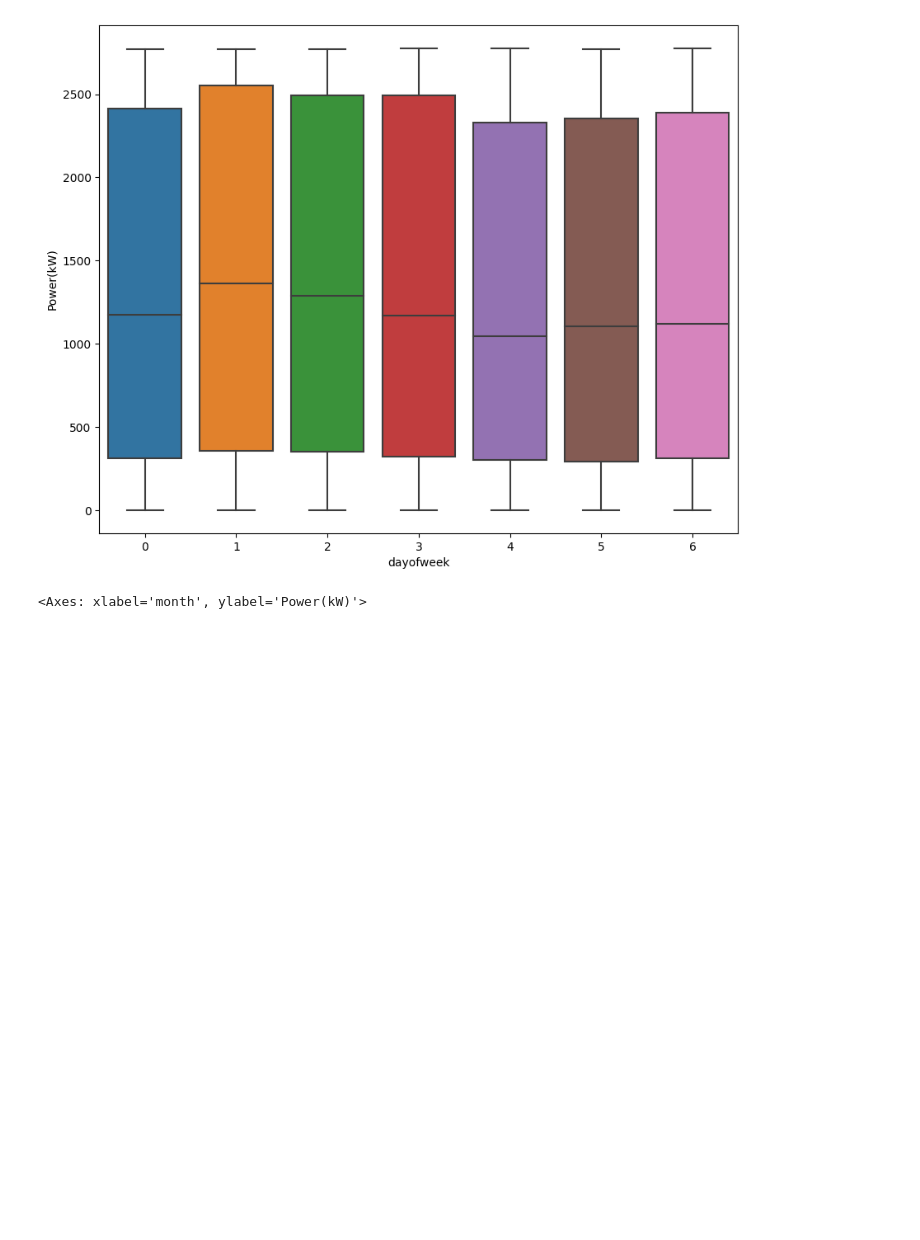
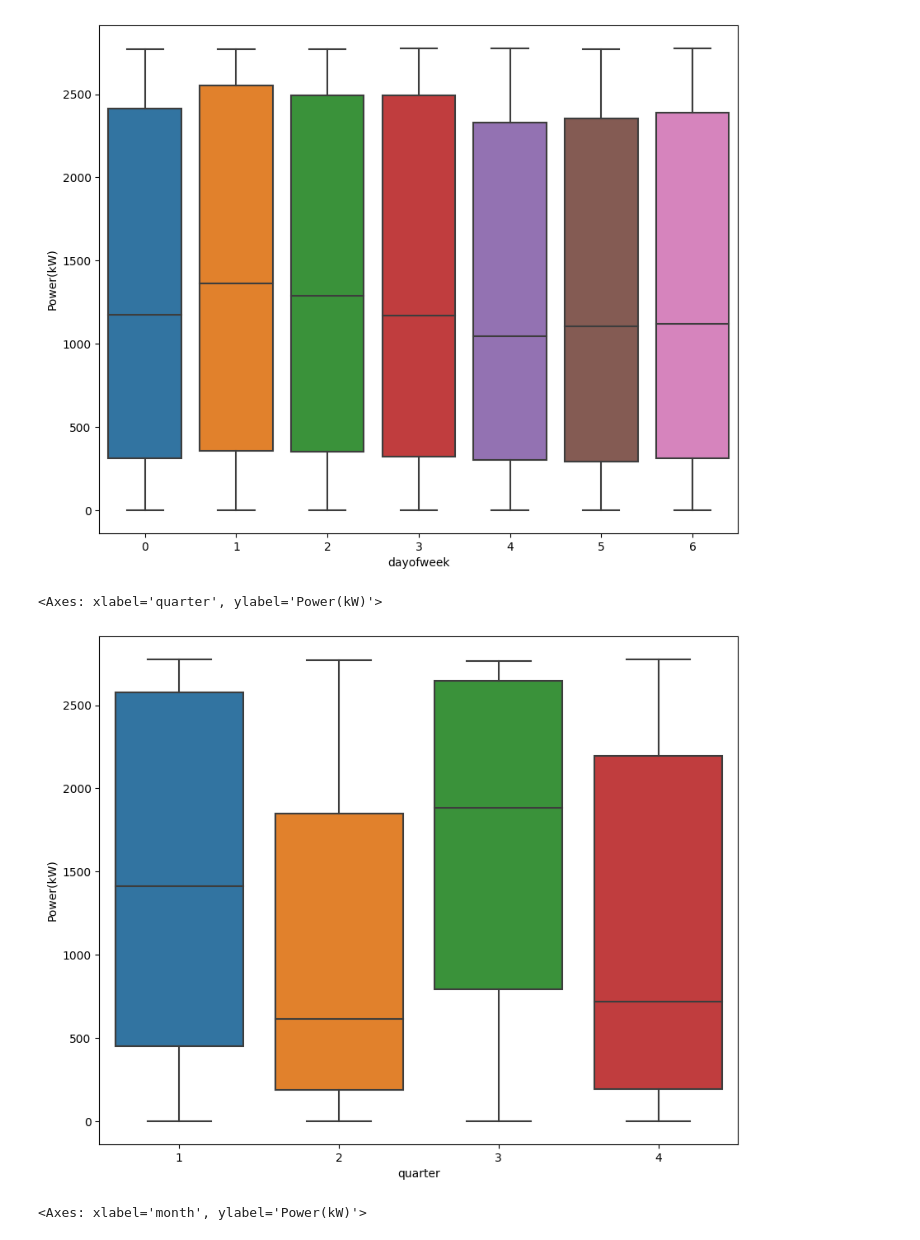
Before and after one commit to sumitmg/wind_turbine_power_gen, a Jupyter notebook: model_file.ipynb, the cells around one changed output. Cells and saved outputs as stored; diff of their text form; code cells hidden in the pictures; blank space fills up the shorter version.

```diff
--- a/model_file.ipynb
+++ b/model_file.ipynb
@@ -116,6 +116,12 @@ sns.boxplot(data = df_day_avg, x = 'dayofweek', y = 'Power(kW)')
 # %% [output]
 <Axes: xlabel='dayofweek', ylabel='Power(kW)'>
 [figure]
+# %%
+fig, ax = plt.subplots(figsize = (10,8))
+sns.boxplot(data = df_day_avg, x = 'quarter', y = 'Power(kW)')
+# %% [output]
+<Axes: xlabel='quarter', ylabel='Power(kW)'>
+[figure, added]
 # %%
 fig, ax = plt.subplots(figsize = (10,8))
 sns.boxplot(data = df_day_avg, x = 'month', y = 'Power(kW)')
```
Also changed, not shown: parts of 4 cells of this notebook, 7 other files.
